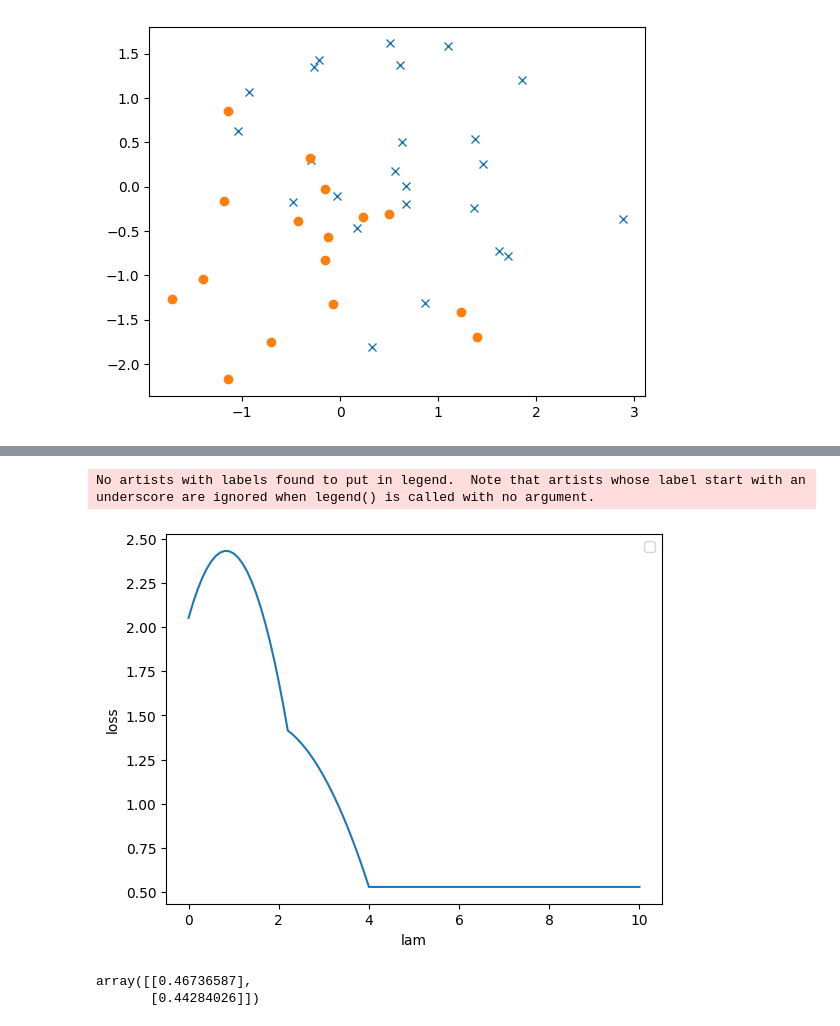
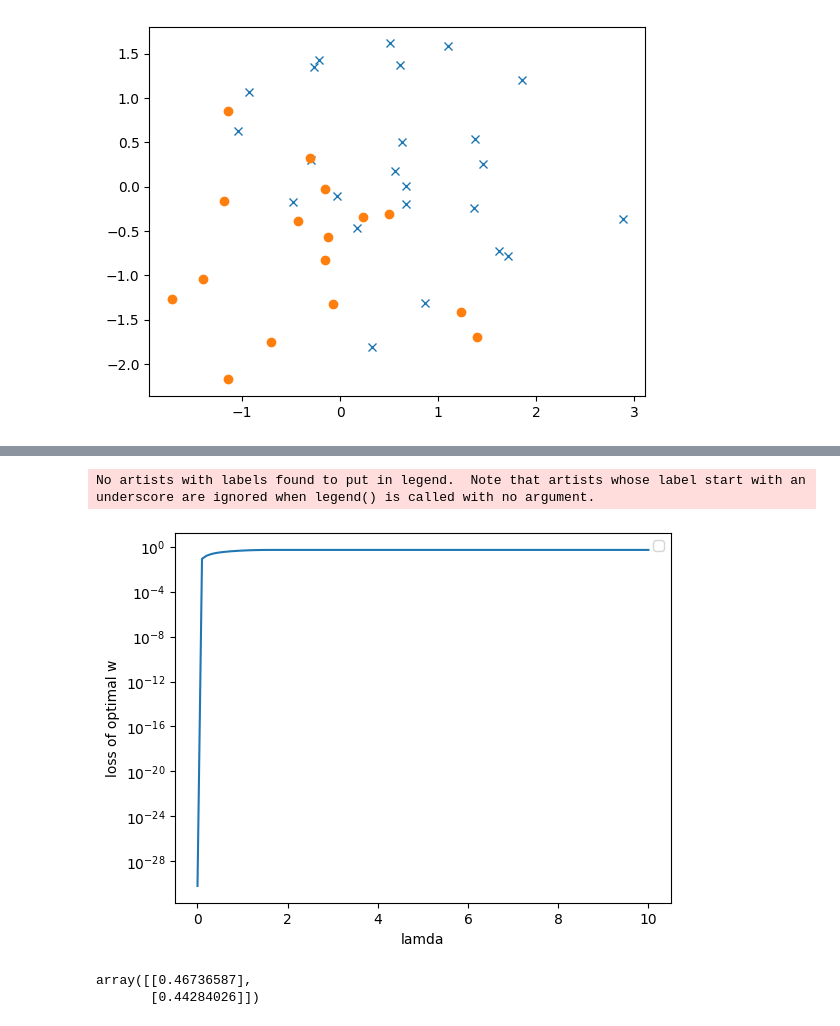
Before and after one commit to gray-1to/ad_ML_2023, a Jupyter notebook: ad_mid_report.ipynb, the cells around one changed output, grey strips where cells are left out. Drawn from its saved outputs; the diff is of its cells as text; code cells hidden in the pictures.

```diff
--- a/ad_mid_report.ipynb
+++ b/ad_mid_report.ipynb
@@ -181,9 +181,8 @@ def prox(y: float, eta: float, lam: float):
 # %%
 max_iter = 100
 lams = np.arange(0, 10.1, 0.1)
-obj_hist = np.zeros((11, max_iter))
+obj_hist = np.zeros(max_iter)
 w_hat_lam = np.zeros((len(lams), 2, 1))
-w: np.ndarray = np.zeros((len(mu), 1))
 
 prox_vec_func = np.vectorize(prox)
 
@@ -199,18 +198,17 @@ for lam_idx, lam in enumerate(lams):
   for i in range(max_iter):
     y: np.ndarray = w - eta * df(w, mu, A)
     w = prox_vec_func(y, eta, lam)
-    if lam.is_integer():
-      obj_hist[int(lam)][i] = f(w, mu, A, lam)
+    if lam == 0.1:
+      obj_hist[i] = f(w, mu, A, lam)
 
   # w_hat log
   w_hat_lam[lam_idx] = w
 
 fig, ax = plt.subplots()
-for i in range(10):
-  ax.plot(obj_hist[i] - obj_hist[-1], label=f'lam={i}')
+ax.plot(obj_hist - obj_hist[-1], label=f'lam={0.1}')
 ax.set_xlabel('iter')
 ax.set_ylabel('J_difference')
-# ax.set_yscale('log')
+ax.set_yscale('log')
 ax.legend()
 fig.show()
 fig.savefig('data/2-1-J_difference.png')
@@ -230,14 +248,15 @@ fig.savefig('data/2-1-w_hat.png')
 # %%
 fig, ax = plt.subplots()
 ax.plot(lams, [f(w, mu, A, lam)[0][0] for w, lam in zip(w_hat_lam, lams)])
-ax.set_xlabel('lam')
-ax.set_ylabel('loss')
-# ax.set_yscale('log')
+ax.set_xlabel('lamda')
+ax.set_ylabel('loss of optimal w')
+ax.set_yscale('log')
 ax.legend()
 fig.show()
+fig.savefig('data/2-1-loss_with_lam.png')
 # %% [output]
 No artists with labels found to put in legend.  Note that artists whose label start with an underscore are ignored when legend() is called with no argument.
-[figure, old version]
+[figure, new version]
 # %%
 # (2)
 # condition
```
Also changed, not shown: parts of 10 cells of this notebook, 9 other files.
